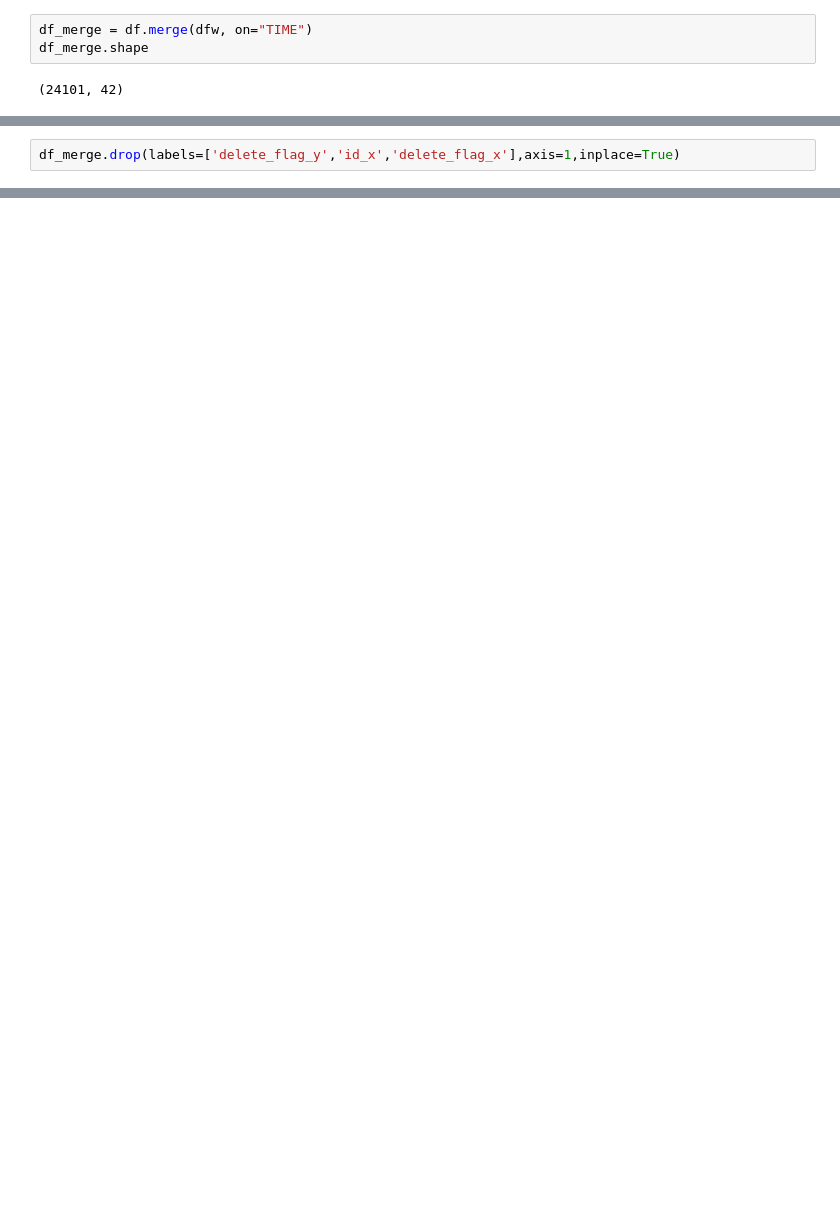
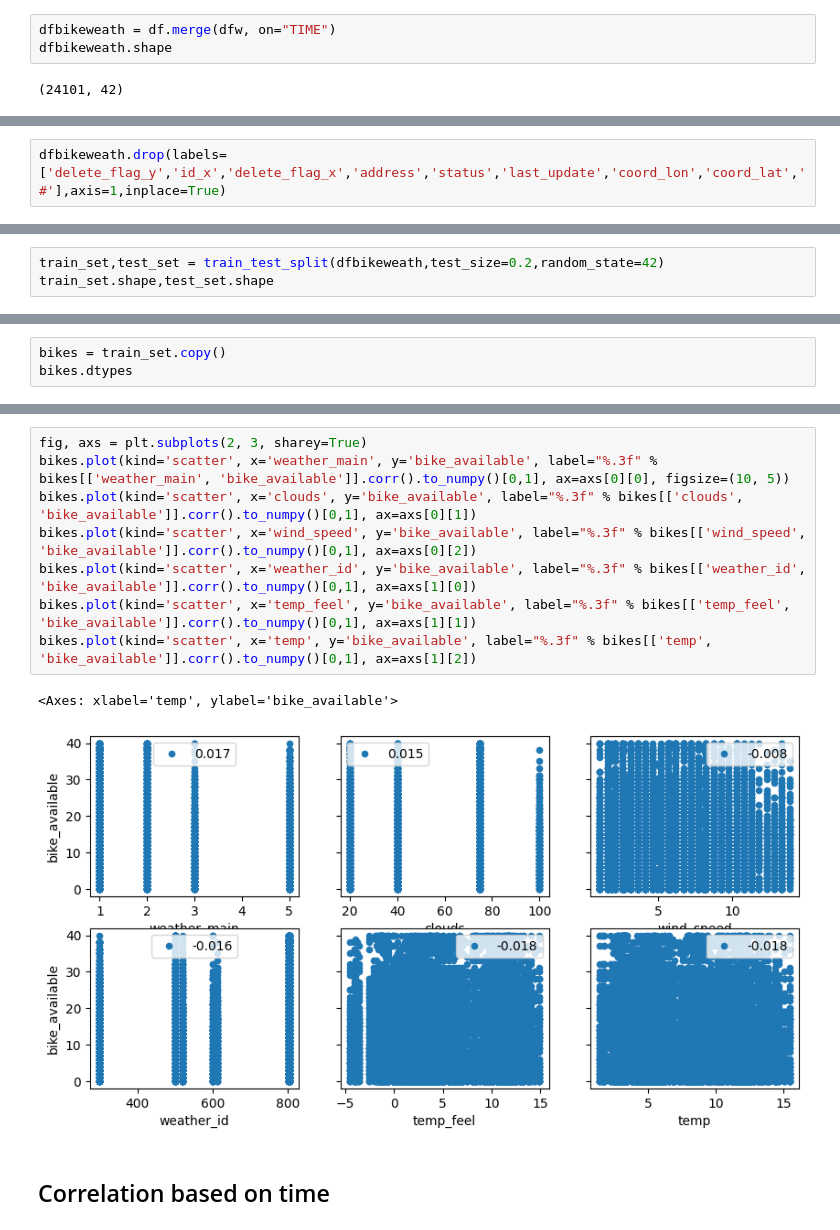
Before and after one commit to ddrangers/Dublin-Bikes-Helper, a Jupyter notebook: MachineLearn_DBH/db_ml_1.ipynb, the cells around one changed output, grey strips where cells are left out. Saved outputs shown, nothing was run; the diff lists cells and outputs as text; blank space fills up the shorter version.

```diff
--- a/MachineLearn_DBH/db_ml_1.ipynb
+++ b/MachineLearn_DBH/db_ml_1.ipynb
@@ -399,7 +397,7 @@ plt.show()
 # %% [markdown]
 ## Combine the two dataframes
 # %%
-df_merge = df.merge(dfw, on="TIME")
-df_merge.shape
+dfbikeweath = df.merge(dfw, on="TIME")
+dfbikeweath.shape
 # %% [output]
 (24101, 42)
@@ -438,2 +446,2 @@ df_merge.head()
 # %%
-df_merge.drop(labels=['delete_flag_y','id_x','delete_flag_x'],axis=1,inplace=True)
+dfbikeweath.drop(labels=['delete_flag_y','id_x','delete_flag_x','address','status','last_update','coord_lon','coord_lat','#'],axis=1,inplace=True)
@@ -459,0 +470,3 @@ df_merge.describe().T
+# %%
+train_set,test_set = train_test_split(dfbikeweath,test_size=0.2,random_state=42)
+train_set.shape,test_set.shape
@@ -459,0 +477,3 @@ df_merge.describe().T
+# %%
+bikes = train_set.copy()
+bikes.dtypes
@@ -459,0 +533,13 @@ df_merge.describe().T
+# %%
+fig, axs = plt.subplots(2, 3, sharey=True)
+bikes.plot(kind='scatter', x='weather_main', y='bike_available', label="%.3f" % bikes[['weather_main', 'bike_available']].corr().to_numpy()[0,1], ax=axs[0][0], figsize=(10, 5))
+bikes.plot(kind='scatter', x='clouds', y='bike_available', label="%.3f" % bikes[['clouds', 'bike_available']].corr().to_numpy()[0,1], ax=axs[0][1])
+bikes.plot(kind='scatter', x='wind_speed', y='bike_available', label="%.3f" % bikes[['wind_speed', 'bike_available']].corr().to_numpy()[0,1], ax=axs[0][2])
+bikes.plot(kind='scatter', x='weather_id', y='bike_available', label="%.3f" % bikes[['weather_id', 'bike_available']].corr().to_numpy()[0,1], ax=axs[1][0])
+bikes.plot(kind='scatter', x='temp_feel', y='bike_available', label="%.3f" % bikes[['temp_feel', 'bike_available']].corr().to_numpy()[0,1], ax=axs[1][1])
+bikes.plot(kind='scatter', x='temp', y='bike_available', label="%.3f" % bikes[['temp', 'bike_available']].corr().to_numpy()[0,1], ax=axs[1][2])
+# %% [output]
+<Axes: xlabel='temp', ylabel='bike_available'>
+[figure, added]
+# %% [markdown]
+## Correlation based on time
```
Also changed, not shown: parts of 48 cells of this notebook.
